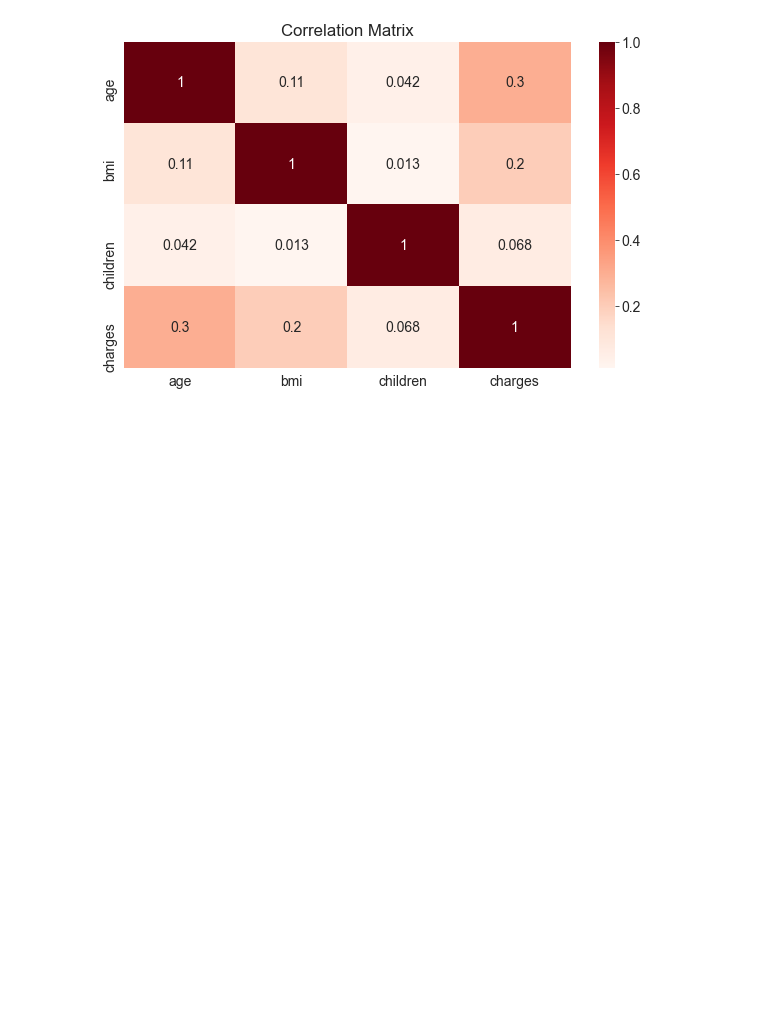
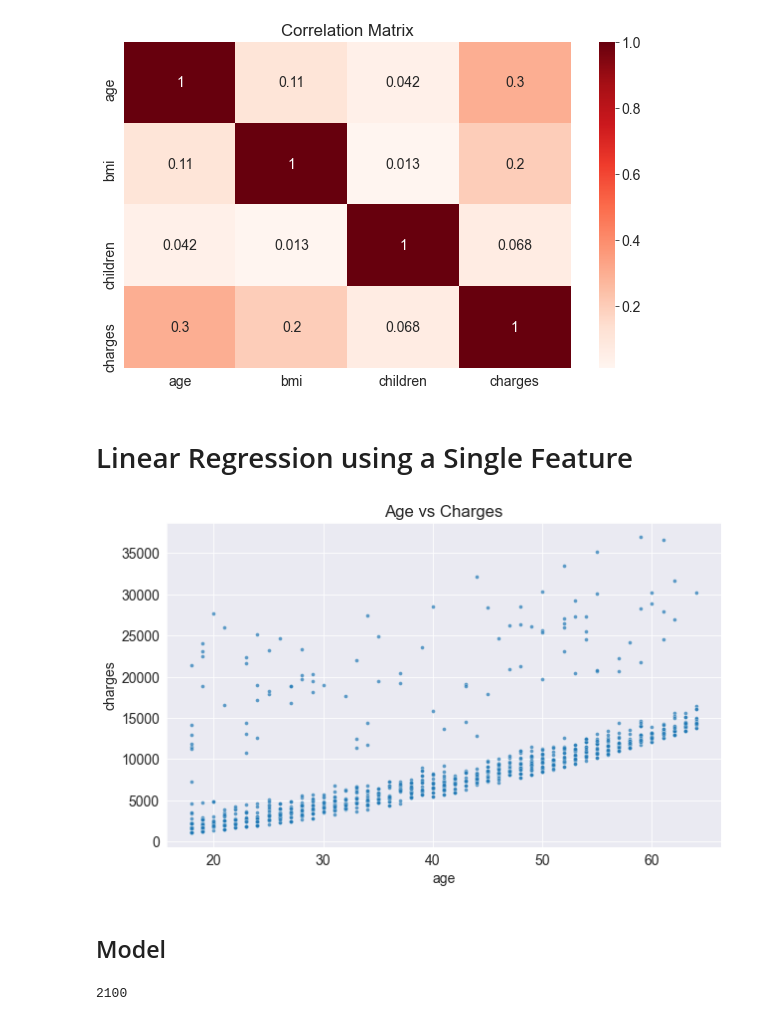
Before and after one commit to Tanmoy07tech/Machine-learning-with-python, a Jupyter notebook: Linear_Regression_with_Scikit_Learn.ipynb, the cells around one changed output. Saved outputs shown, nothing was run; the diff lists cells and outputs as text; code cells hidden in the pictures; blank space fills up the shorter version.

Commit message:
Performed Linear Regression using Scikit Learn and created a model to predict medical charges of non_smokers

```diff
--- a/Linear_Regression_with_Scikit_Learn.ipynb
+++ b/Linear_Regression_with_Scikit_Learn.ipynb
@@ -222,3 +222,14 @@ sns.heatmap(medical_df.corr(),cmap='Reds',annot=True)
 plt.title('Correlation Matrix');
 # %% [output]
 [figure]
+# %% [markdown]
+# Linear Regression using a Single Feature
+# %%
+non_smoker_df=medical_df[medical_df.smoker=='no']
+# %%
+plt.title('Age vs Charges')
+sns.scatterplot(x='age',y='charges',data=non_smoker_df,alpha=0.7,s=15);
+# %% [output]
+[figure, added]
+# %% [markdown]
+## Model
@@ -224,0 +242,4 @@ plt.title('Correlation Matrix');
+# %%
+estimate_charges(40,w,b)
+# %% [output]
+2100
```
Also changed, not shown: parts of 35 cells of this notebook.
